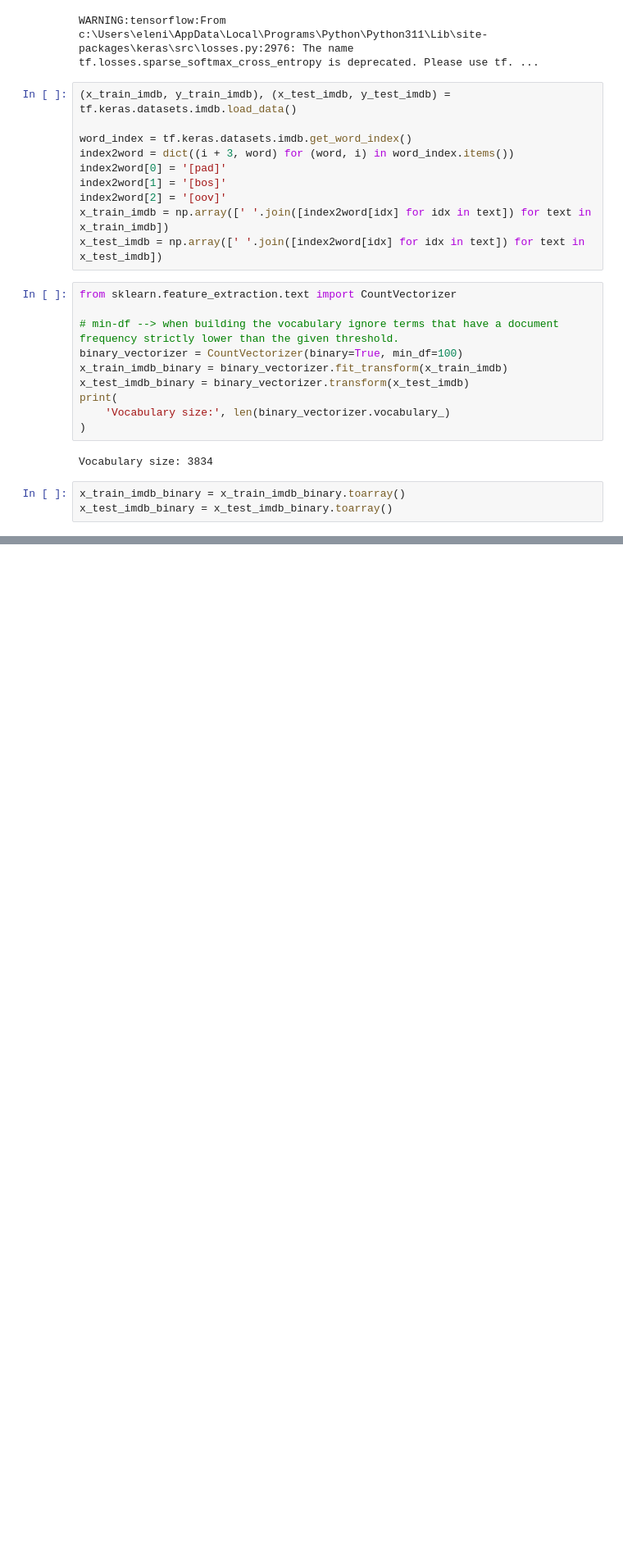
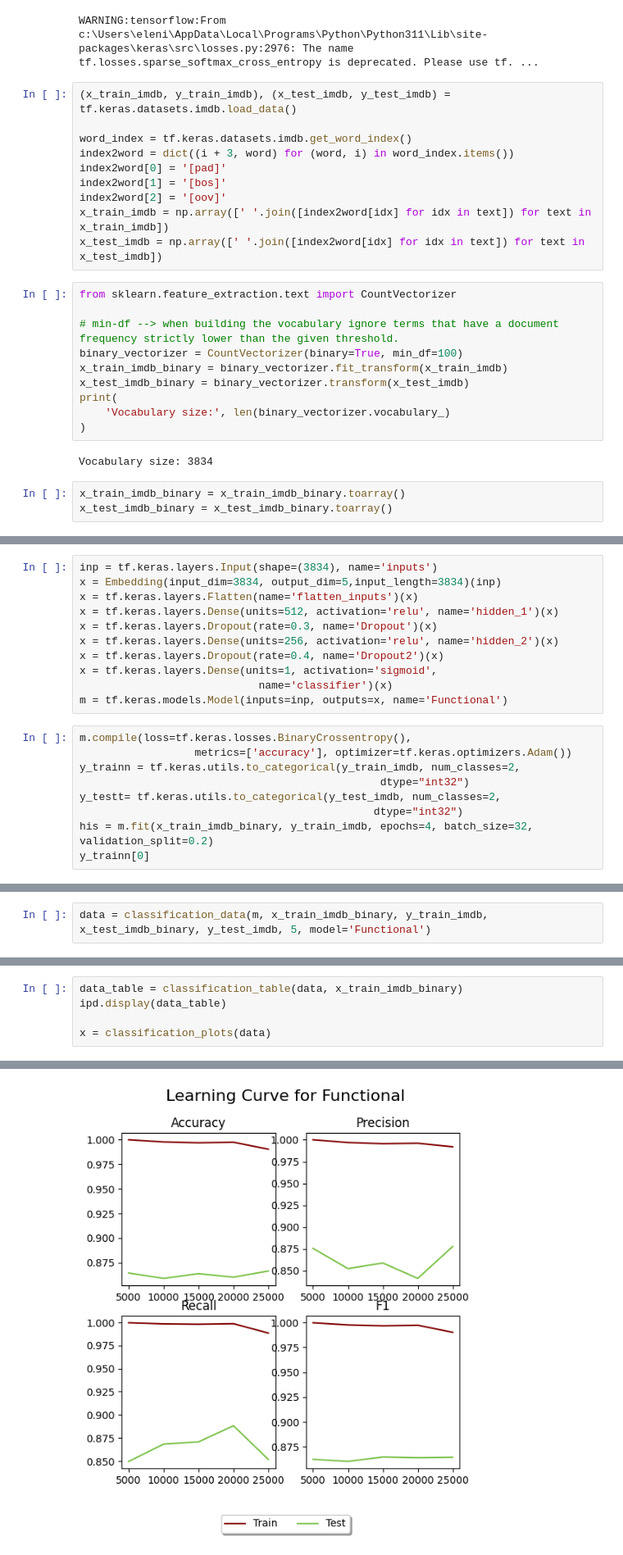
Before and after one commit to MariaSchoinaki/Imdb-classification-ML, a Jupyter notebook: src/MLP.ipynb, the cells around one changed output, grey strips where cells are left out. Shown: that part at 82% size. Drawn from its saved outputs; the diff is of its cells as text; blank space fills up the shorter version.

```diff
--- a/src/MLP.ipynb
+++ b/src/MLP.ipynb
@@ -67,0 +187,20 @@ Epoch 4/4
+# %%
+inp = tf.keras.layers.Input(shape=(3834), name='inputs')
+x = Embedding(input_dim=3834, output_dim=5,input_length=3834)(inp)
+x = tf.keras.layers.Flatten(name='flatten_inputs')(x)
+x = tf.keras.layers.Dense(units=512, activation='relu', name='hidden_1')(x)
+x = tf.keras.layers.Dropout(rate=0.3, name='Dropout')(x)
+x = tf.keras.layers.Dense(units=256, activation='relu', name='hidden_2')(x)
+x = tf.keras.layers.Dropout(rate=0.4, name='Dropout2')(x)
+x = tf.keras.layers.Dense(units=1, activation='sigmoid',
+                            name='classifier')(x)
+m = tf.keras.models.Model(inputs=inp, outputs=x, name='Functional')
+# %%
+m.compile(loss=tf.keras.losses.BinaryCrossentropy(),
+                  metrics=['accuracy'], optimizer=tf.keras.optimizers.Adam())
+y_trainn = tf.keras.utils.to_categorical(y_train_imdb, num_classes=2,
+                                               dtype="int32")
+y_testt= tf.keras.utils.to_categorical(y_test_imdb, num_classes=2,
+                                              dtype="int32")
+his = m.fit(x_train_imdb_binary, y_train_imdb, epochs=4, batch_size=32, validation_split=0.2)
+y_trainn[0]
@@ -67,0 +247,2 @@ Epoch 4/4
+# %%
+data = classification_data(m, x_train_imdb_binary, y_train_imdb, x_test_imdb_binary, y_test_imdb, 5, model='Functional')
@@ -67,0 +265,6 @@ Epoch 4/4
+# %%
+data_table = classification_table(data, x_train_imdb_binary)
+ipd.display(data_table)
+
+x = classification_plots(data)
+# %% [output]
@@ -67,0 +277 @@ Epoch 4/4
+[figure, added]
```
Also changed, not shown: parts of 18 cells of this notebook.
